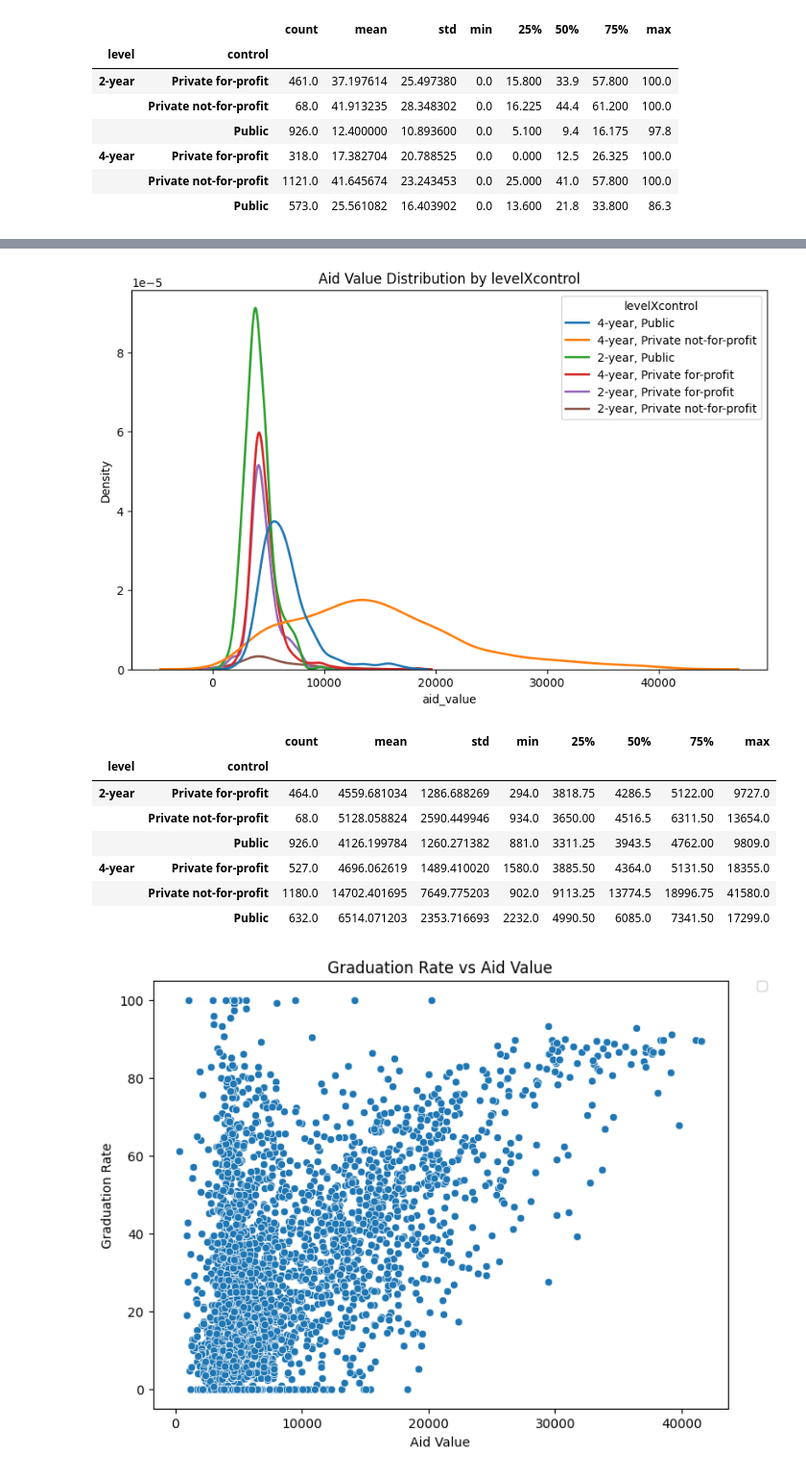
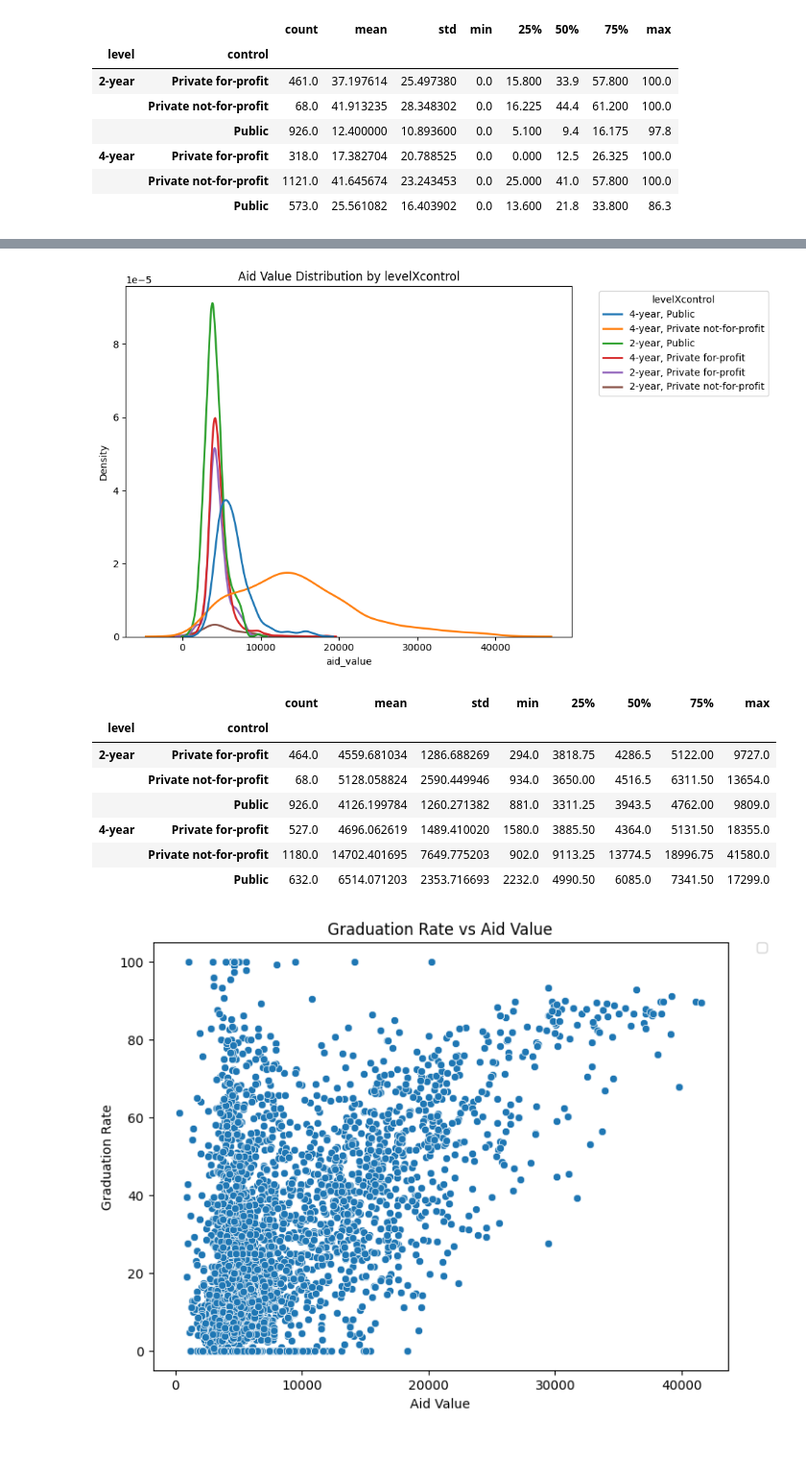
Before and after one commit to bburt26/visualization_assignment, a Jupyter notebook: assignment.ipynb, the cells around one changed output, grey strips where cells are left out. Shown at 96% size. Saved outputs shown, nothing was run; the diff lists cells and outputs as text; code cells hidden in the pictures; blank space fills up the shorter version.

```diff
--- a/assignment.ipynb
+++ b/assignment.ipynb
@@ -300,30 +306,36 @@ plt.show()
 # %%
 # Question 2.7 Make a kernel density plot of aid_value. Now group your graph by
 # level and control. What explains the shape of the graph? Use groupby and .describe
 # to make grouped calculations of statistical descriptions of aid_value by level and control.
 
 plt.figure(figsize=(10, 6))
 ax = sns.kdeplot(
     data=college,
     x='aid_value',
     hue='levelXcontrol',
     linewidth=2,
     legend=True)
 plt.title('Aid Value Distribution by levelXcontrol')
 plt.xlabel('aid_value')
 plt.ylabel('Density')
+
+leg = ax.get_legend()
+leg.set_bbox_to_anchor((1.05, 1))
+leg._loc = 2  # upper left
+
+plt.tight_layout()
 plt.show()
 
 # Doing so shows the density of the aid value of each type of institution. The 4 year private
 # NFP schools have the highest density of the largest amount of aid value. Because the distribution of aid
 # slope is shallower and broader, we can see that they distrubute aid more evenly
 # than another type of College (such as 2 year public colleges as they have a high density
 # over a more narrow and lower amount of aid. This makes sense, as often private 4 year
 # NFP schools have the highest tuition and thus a greater need for aid.
 
 college.groupby(["level", "control"])["aid_value"].describe()
 # %% [output]
-[figure, old version]
+[figure, new version]
 |  |  | count | mean | std | min | 25% | 50% | 75% | max |
 | level | control |  |  |  |  |  |  |  |  |
 | 2-year | Private for-profit | 464.0 | 4559.681034 | 1286.688269 | 294.0 | 3818.75 | 4286.5 | 5122.00 | 9727.0 |
```
Also changed, not shown: parts of 1 cell of this notebook.
